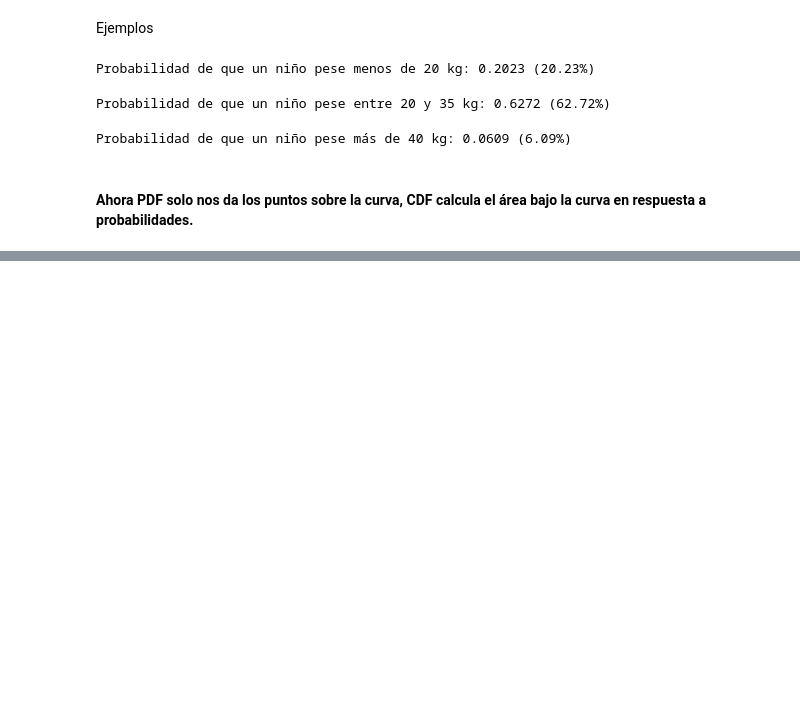
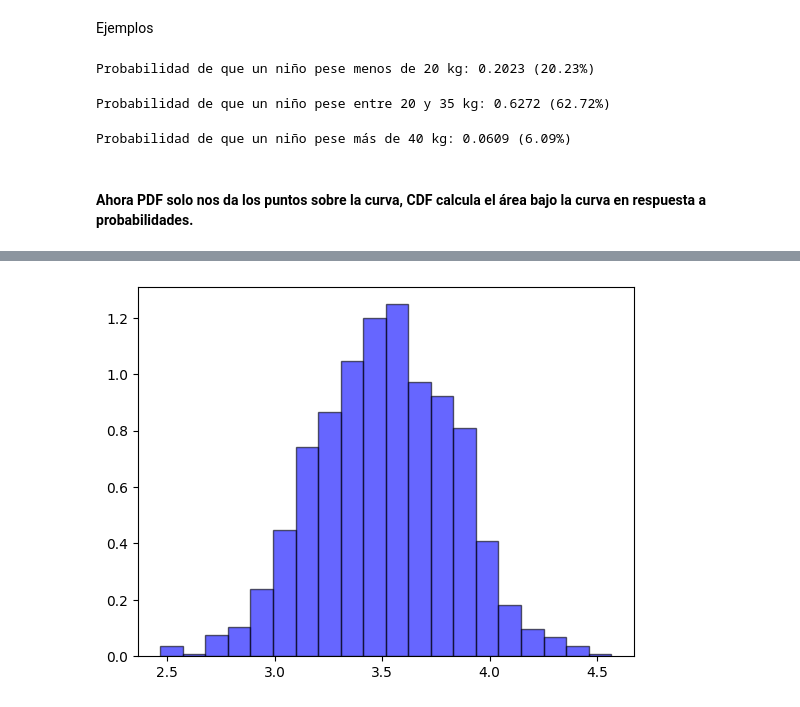
Before and after one commit to ML-CU/Proyectos-Python, a Jupyter notebook: Estadística/Normal Distribution/Normal _Distribution.ipynb, the cells around one changed output, grey strips where cells are left out. Cells and saved outputs as stored; diff of their text form; code cells hidden in the pictures; blank space fills up the shorter version.

```diff
--- a/Estadística/Normal Distribution/Normal _Distribution.ipynb
+++ b/Estadística/Normal Distribution/Normal _Distribution.ipynb
@@ -233,0 +250,11 @@ Probabilidad de que un niño pese más de 40 kg: 0.0609 (6.09%)
+# %%
+#Ahora saquemos "n" muestras de esta distribución uniforme y calculemos sus medias muestrales
+trials = 1000 # Numero de muestras
+means = []
+for i in range(trials):
+    samples = random.choices(dice, k=30) # Muestra aleatoria de tamaño 30
+    means.append(sum(samples)/len(samples)) # Calculamos la media muestral
+
+plt.hist(means, bins=20, density=True, alpha=0.6, color='b', edgecolor='black');
+# %% [output]
+[figure, added]
```
Also changed, not shown: parts of 13 cells of this notebook.
